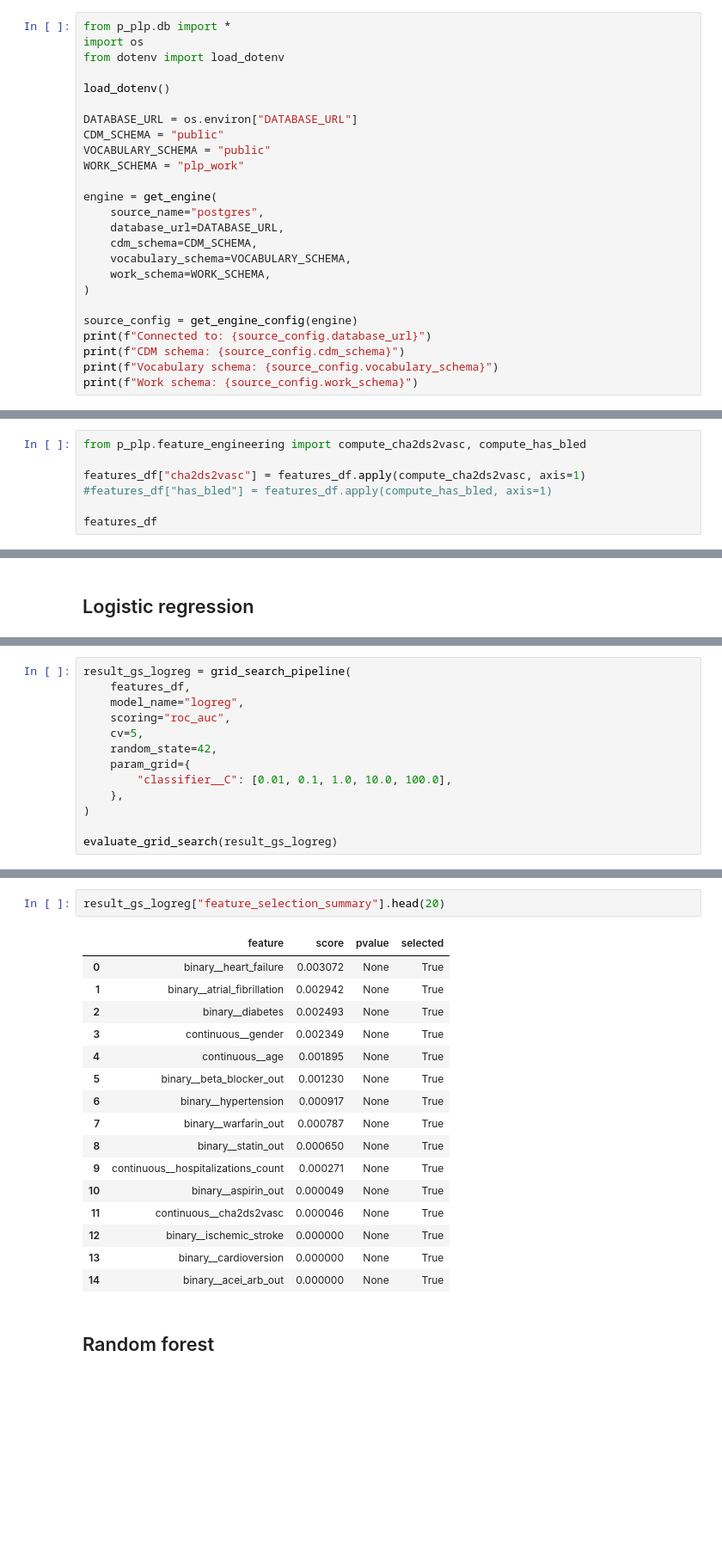
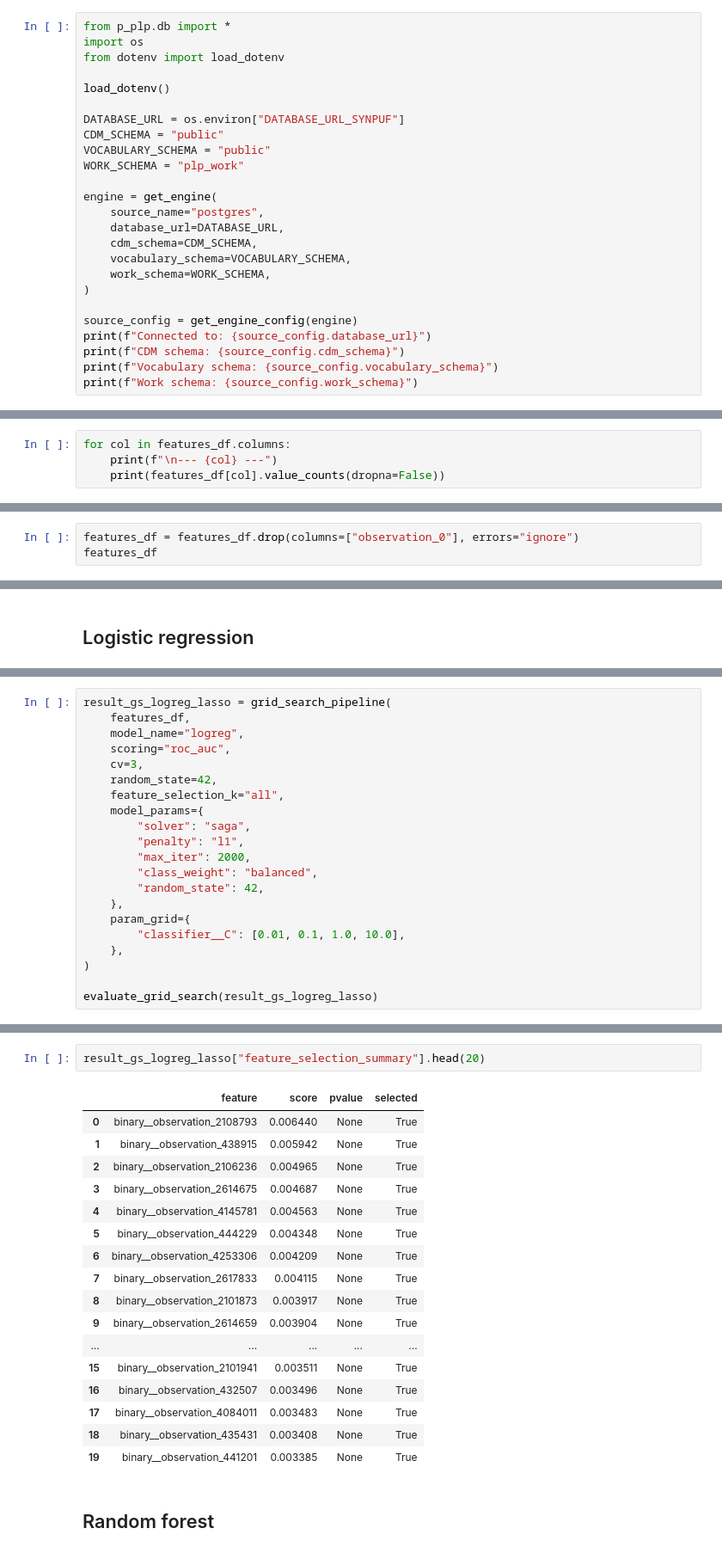
Before and after one commit to YouriDeKeersmaecker/P-PLP, a Jupyter notebook: notebooks/p_plp_atrial_fibrillation.ipynb, the cells around one changed output, grey strips where cells are left out. Shown at 86% size. Saved outputs shown, nothing was run; the diff lists cells and outputs as text; blank space fills up the shorter version.

```diff
--- a/notebooks/p_plp_atrial_fibrillation.ipynb
+++ b/notebooks/p_plp_atrial_fibrillation.ipynb
@@ -13,7 +13,7 @@ from dotenv import load_dotenv
 
 load_dotenv()
 
-DATABASE_URL = os.environ["DATABASE_URL"]
+DATABASE_URL = os.environ["DATABASE_URL_SYNPUF"]
 CDM_SCHEMA = "public"
 VOCABULARY_SCHEMA = "public"
 WORK_SCHEMA = "plp_work"
@@ -1105,8 +677,5 @@ features_df = run_feature_query(engine, TEST_FEATURES, BASE)
 # %%
-from p_plp.feature_engineering import compute_cha2ds2vasc, compute_has_bled
-
-features_df["cha2ds2vasc"] = features_df.apply(compute_cha2ds2vasc, axis=1)
-#features_df["has_bled"] = features_df.apply(compute_has_bled, axis=1)
-
-features_df
+for col in features_df.columns:
+    print(f"\n--- {col} ---")
+    print(features_df[col].value_counts(dropna=False))
 # %% [output]
@@ -1147,0 +699,3 @@ Name: count, dtype: int64
+# %%
+features_df = features_df.drop(columns=["observation_0"], errors="ignore")
+features_df
@@ -1169,15 +737,23 @@ Std score: 0.009
 # %%
-result_gs_logreg = grid_search_pipeline(
+result_gs_logreg_lasso = grid_search_pipeline(
     features_df,
     model_name="logreg",
     scoring="roc_auc",
-    cv=5,
+    cv=3,
     random_state=42,
+    feature_selection_k="all",
+    model_params={
+        "solver": "saga",
+        "penalty": "l1",
+        "max_iter": 2000,
+        "class_weight": "balanced",
+        "random_state": 42,
+    },
     param_grid={
-        "classifier__C": [0.01, 0.1, 1.0, 10.0, 100.0],
+        "classifier__C": [0.01, 0.1, 1.0, 10.0],
     },
 )
 
-evaluate_grid_search(result_gs_logreg)
+evaluate_grid_search(result_gs_logreg_lasso)
 # %% [output]
 Scoring: roc_auc
@@ -1218,22 +830,23 @@ plot_logreg_feature_importance(logreg_model, top_n=20)
 # %%
-result_gs_logreg["feature_selection_summary"].head(20)
+result_gs_logreg_lasso["feature_selection_summary"].head(20)
 # %% [output]
 |  | feature | score | pvalue | selected |
-| 0 | binary__heart_failure | 0.003072 | None | True |
-| 1 | binary__atrial_fibrillation | 0.002942 | None | True |
-| 2 | binary__diabetes | 0.002493 | None | True |
-| 3 | continuous__gender | 0.002349 | None | True |
-| 4 | continuous__age | 0.001895 | None | True |
-| 5 | binary__beta_blocker_out | 0.001230 | None | True |
-| 6 | binary__hypertension | 0.000917 | None | True |
-| 7 | binary__warfarin_out | 0.000787 | None | True |
-| 8 | binary__statin_out | 0.000650 | None | True |
-| 9 | continuous__hospitalizations_count | 0.000271 | None | True |
-| 10 | binary__aspirin_out | 0.000049 | None | True |
-| 11 | continuous__cha2ds2vasc | 0.000046 | None | True |
-| 12 | binary__ischemic_stroke | 0.000000 | None | True |
-| 13 | binary__cardioversion | 0.000000 | None | True |
-| 14 | binary__acei_arb_out | 0.000000 | None | True |
+| 0 | binary__observation_2108793 | 0.006440 | None | True |
+| 1 | binary__observation_438915 | 0.005942 | None | True |
+| 2 | binary__observation_2106236 | 0.004965 | None | True |
+| 3 | binary__observation_2614675 | 0.004687 | None | True |
+| 4 | binary__observation_4145781 | 0.004563 | None | True |
+| 5 | binary__observation_444229 | 0.004348 | None | True |
+| 6 | binary__observation_4253306 | 0.004209 | None | True |
+| 7 | binary__observation_2617833 | 0.004115 | None | True |
+| 8 | binary__observation_2101873 | 0.003917 | None | True |
+| 9 | binary__observation_2614659 | 0.003904 | None | True |
+| ... | ... | ... | ... | ... |
+| 15 | binary__observation_2101941 | 0.003511 | None | True |
+| 16 | binary__observation_432507 | 0.003496 | None | True |
+| 17 | binary__observation_4084011 | 0.003483 | None | True |
+| 18 | binary__observation_435431 | 0.003408 | None | True |
+| 19 | binary__observation_441201 | 0.003385 | None | True |
 # %% [markdown]
 ## Random forest
 # %%
```
Also changed, not shown: parts of 24 cells of this notebook, 5 other files.
